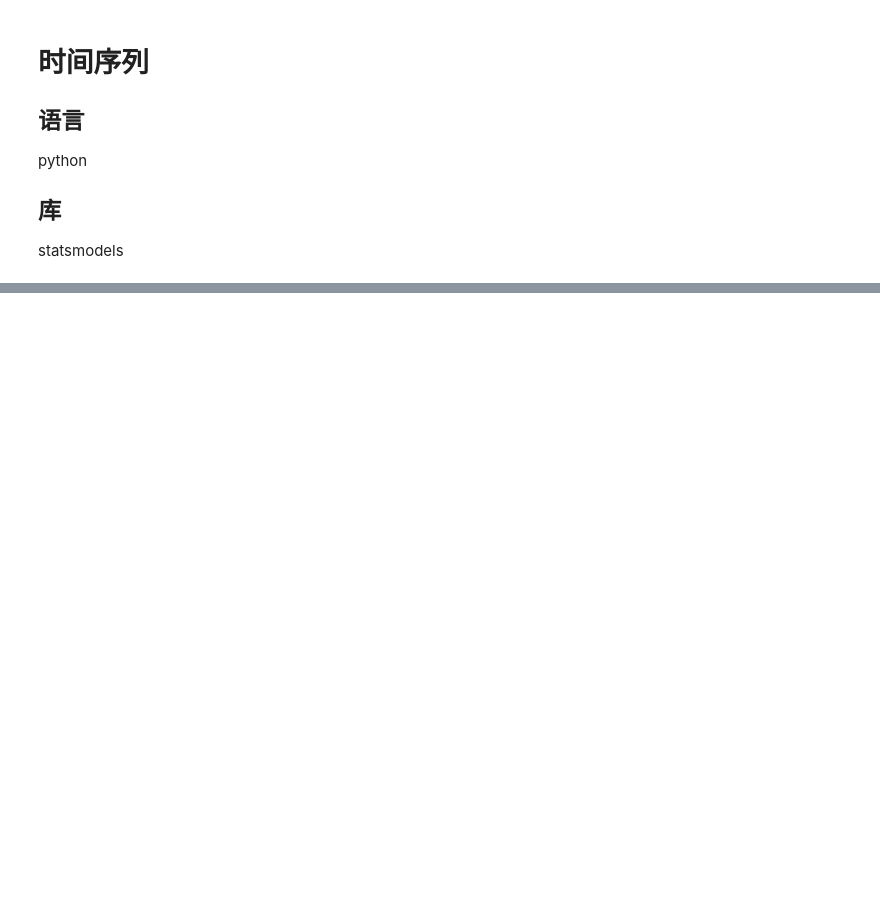
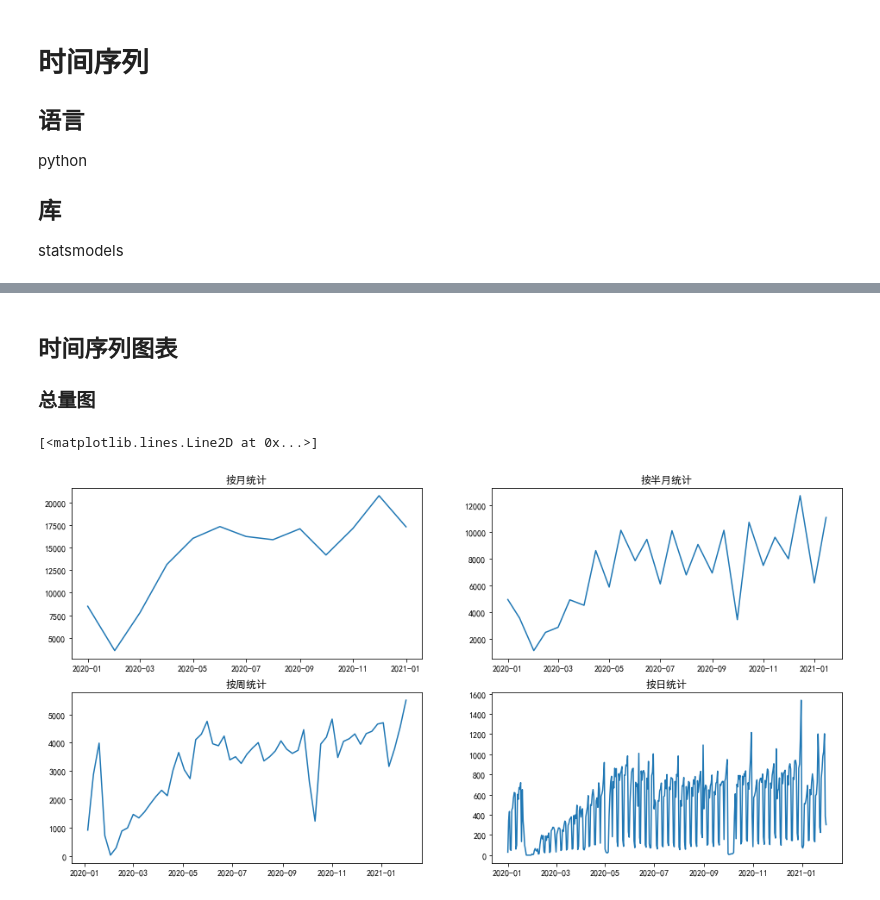
Before and after one commit to thales-ucas/realty, a Jupyter notebook: arma.ipynb, the cells around one changed output, grey strips where cells are left out. Cells and saved outputs as stored; diff of their text form; code cells hidden in the pictures; blank space fills up the shorter version.

```diff
--- a/arma.ipynb
+++ b/arma.ipynb
@@ -49,9 +43,3 @@ for file in os.listdir(path):
     house = df[df['用　　途']=='普通住宅']
     arr.append(house)
 df = pd.concat(arr)
-# %%
-total = df.groupby('成交时间').agg({'成交单价': 'count'})
-total['成交单价'].index
-
-totaldf = pd.DataFrame({ 'key': list(total.index), 'total': list(total.values[:, 0]) })
-totaldf
@@ -137,0 +51,21 @@ Name: key, Length: 359, dtype: datetime64[ns]
+# %%
+def getAllFrame(df, freq):
+    """
+    获得全部框架
+    :param df:  原始dataframe
+    :param freq:    频率:天(1D),周(1W),半月(SM),月(1M)
+    :return:    dataframe
+    """
+    combination = pd.Grouper(key='成交时间', freq=freq, origin='2020-01-01')
+    total = df.groupby(combination).agg({'成交单价': 'count'})
+    total.columns = ['总量']
+
+    zones = df.groupby(['所在区县'])
+    alldf = copy.deepcopy(total)
+    for name, group in zones:
+        zone = group.groupby(combination).agg({'成交单价': 'count'})
+        zone.columns = [name]
+        alldf = alldf.join(zone)
+    alldf
+
+    return alldf
@@ -137,0 +105,16 @@ Name: key, Length: 359, dtype: datetime64[ns]
+# %% [markdown]
+## 时间序列图表
+### 总量图
+# %%
+fig, axes = plt.subplots(2, 2, figsize=(16,8))
+axes[0, 0].set_title('按月统计')
+axes[0, 0].plot(monthdf['总量'])
+axes[0, 1].set_title('按半月统计')
+axes[0, 1].plot(semidf['总量'])
+axes[1, 0].set_title('按周统计')
+axes[1, 0].plot(weekdf['总量'])
+axes[1, 1].set_title('按日统计')
+axes[1, 1].plot(daydf['总量'])
+# %% [output]
+[<matplotlib.lines.Line2D at 0x...>]
+[figure, added]
```
Also changed, not shown: parts of 43 cells of this notebook, 1 other file.
